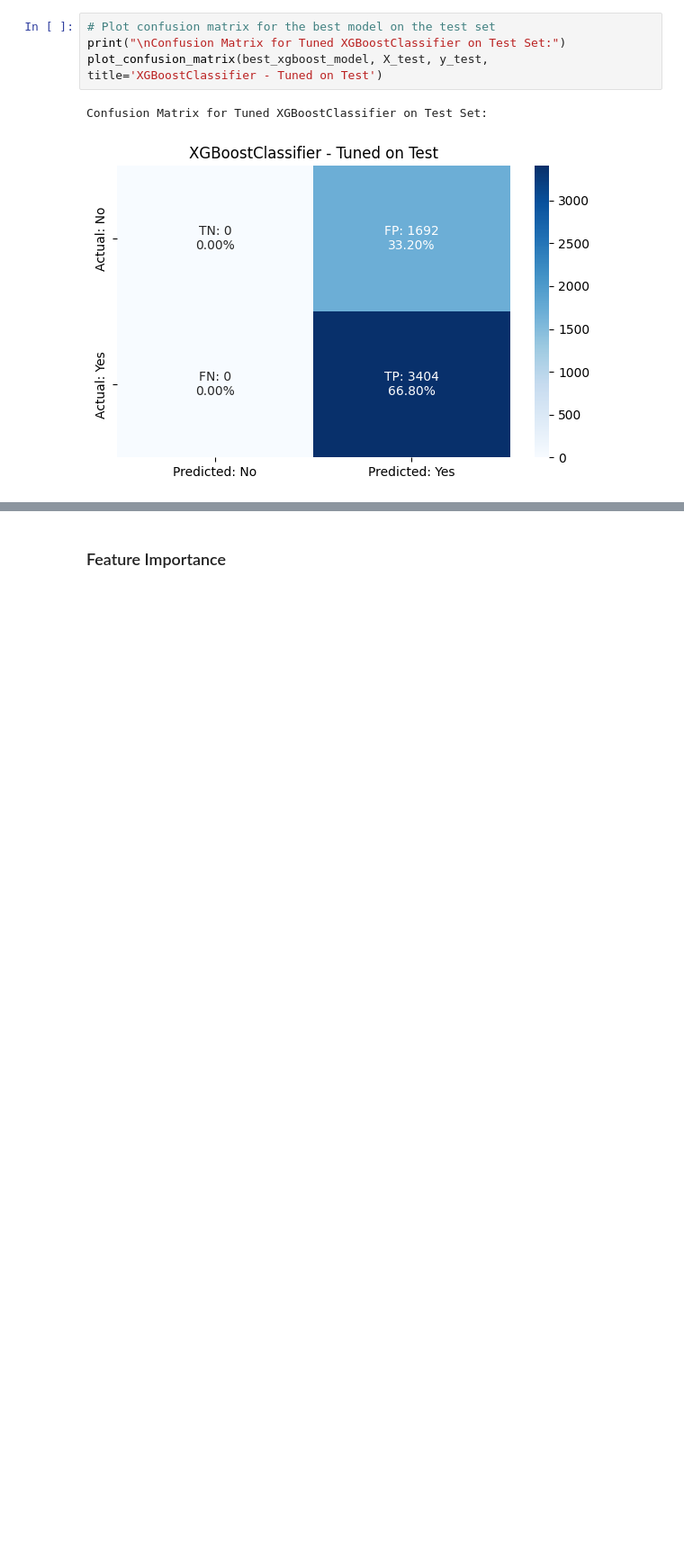
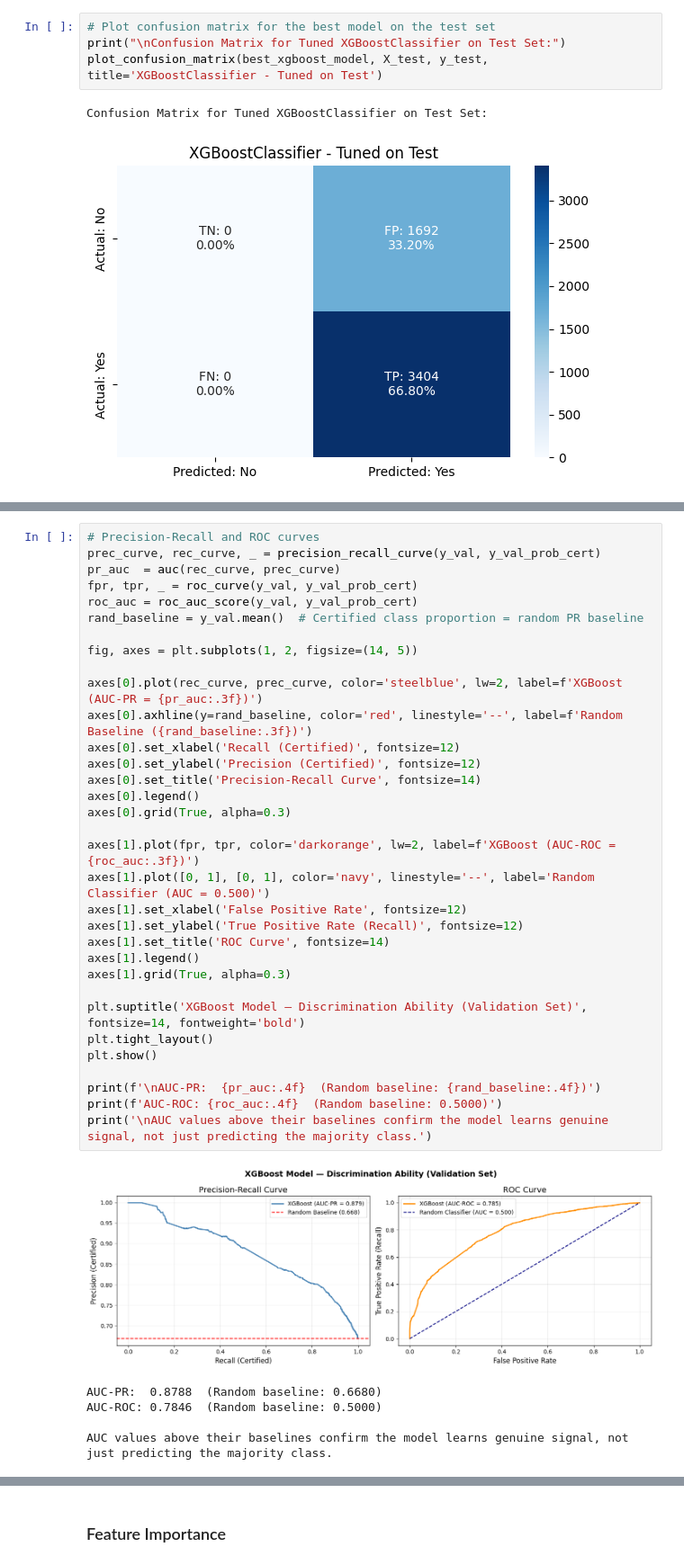
Before and after one commit to alienrivero/great-learning-aiml, a Jupyter notebook: Advanced Machine Learning/EasyVisa/Project_Full_Code_Notebook_EasyVisa.ipynb, the cells around one changed output, grey strips where cells are left out. Shown at 90% size. Cells and saved outputs as stored; diff of their text form; blank space fills up the shorter version.

```diff
--- a/Advanced Machine Learning/EasyVisa/Project_Full_Code_Notebook_EasyVisa.ipynb
+++ b/Advanced Machine Learning/EasyVisa/Project_Full_Code_Notebook_EasyVisa.ipynb
@@ -1911,0 +2129,39 @@ Confusion Matrix for Tuned XGBoostClassifier on Test Set:
+# %%
+# Precision-Recall and ROC curves
+prec_curve, rec_curve, _ = precision_recall_curve(y_val, y_val_prob_cert)
+pr_auc  = auc(rec_curve, prec_curve)
+fpr, tpr, _ = roc_curve(y_val, y_val_prob_cert)
+roc_auc = roc_auc_score(y_val, y_val_prob_cert)
+rand_baseline = y_val.mean()  # Certified class proportion = random PR baseline
+
+fig, axes = plt.subplots(1, 2, figsize=(14, 5))
+
+axes[0].plot(rec_curve, prec_curve, color='steelblue', lw=2, label=f'XGBoost (AUC-PR = {pr_auc:.3f})')
+axes[0].axhline(y=rand_baseline, color='red', linestyle='--', label=f'Random Baseline ({rand_baseline:.3f})')
+axes[0].set_xlabel('Recall (Certified)', fontsize=12)
+axes[0].set_ylabel('Precision (Certified)', fontsize=12)
+axes[0].set_title('Precision-Recall Curve', fontsize=14)
+axes[0].legend()
+axes[0].grid(True, alpha=0.3)
+
+axes[1].plot(fpr, tpr, color='darkorange', lw=2, label=f'XGBoost (AUC-ROC = {roc_auc:.3f})')
+axes[1].plot([0, 1], [0, 1], color='navy', linestyle='--', label='Random Classifier (AUC = 0.500)')
+axes[1].set_xlabel('False Positive Rate', fontsize=12)
+axes[1].set_ylabel('True Positive Rate (Recall)', fontsize=12)
+axes[1].set_title('ROC Curve', fontsize=14)
+axes[1].legend()
+axes[1].grid(True, alpha=0.3)
+
+plt.suptitle('XGBoost Model — Discrimination Ability (Validation Set)', fontsize=14, fontweight='bold')
+plt.tight_layout()
+plt.show()
+
+print(f'\nAUC-PR:  {pr_auc:.4f}  (Random baseline: {rand_baseline:.4f})')
+print(f'AUC-ROC: {roc_auc:.4f}  (Random baseline: 0.5000)')
+print('\nAUC values above their baselines confirm the model learns genuine signal, not just predicting the majority class.')
+# %% [output]
+[figure, added]
+AUC-PR:  0.8788  (Random baseline: 0.6680)
+AUC-ROC: 0.7846  (Random baseline: 0.5000)
+
+AUC values above their baselines confirm the model learns genuine signal, not just predicting the majority class.
```
Also changed, not shown: parts of 26 cells of this notebook.
